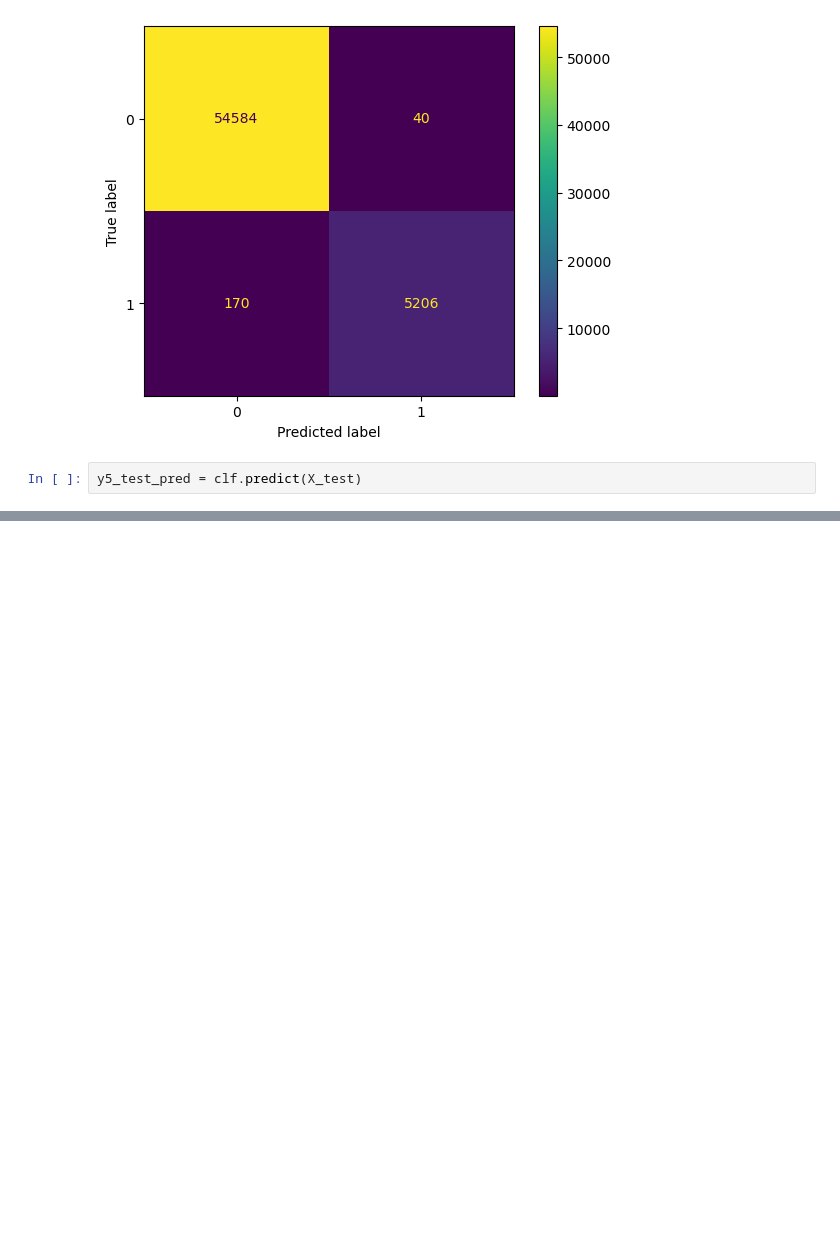
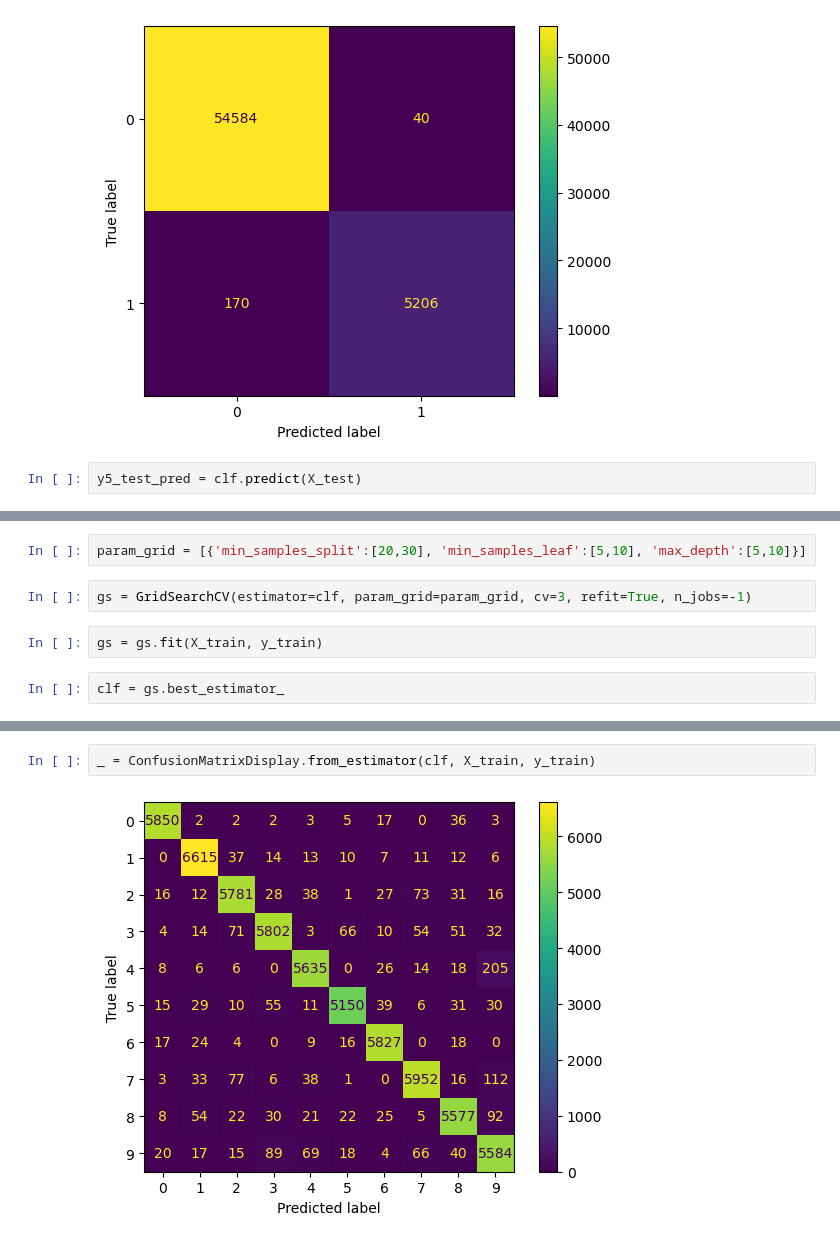
Before and after one commit to zzstephen/zzstephen, a Jupyter notebook: supervised/assignment_ik_sl2.ipynb, the cells around one changed output, grey strips where cells are left out. Drawn from its saved outputs; the diff is of its cells as text; blank space fills up the shorter version.

```diff
--- a/supervised/assignment_ik_sl2.ipynb
+++ b/supervised/assignment_ik_sl2.ipynb
@@ -309,0 +331,8 @@ _ = ConfusionMatrixDisplay.from_estimator(clf, X_test, y5_test)
+# %%
+param_grid = [{'min_samples_split':[20,30], 'min_samples_leaf':[5,10], 'max_depth':[5,10]}]
+# %%
+gs = GridSearchCV(estimator=clf, param_grid=param_grid, cv=3, refit=True, n_jobs=-1)
+# %%
+gs = gs.fit(X_train, y_train)
+# %%
+clf = gs.best_estimator_
@@ -309,0 +369,4 @@ _ = ConfusionMatrixDisplay.from_estimator(clf, X_test, y5_test)
+# %%
+_ = ConfusionMatrixDisplay.from_estimator(clf, X_train, y_train)
+# %% [output]
+[figure, added]
```
Also changed, not shown: parts of 9 cells of this notebook.
